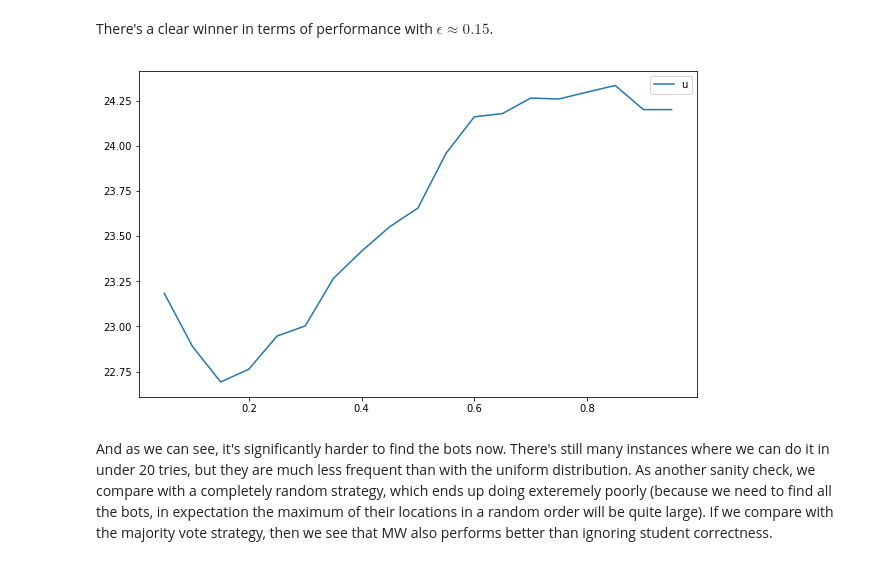
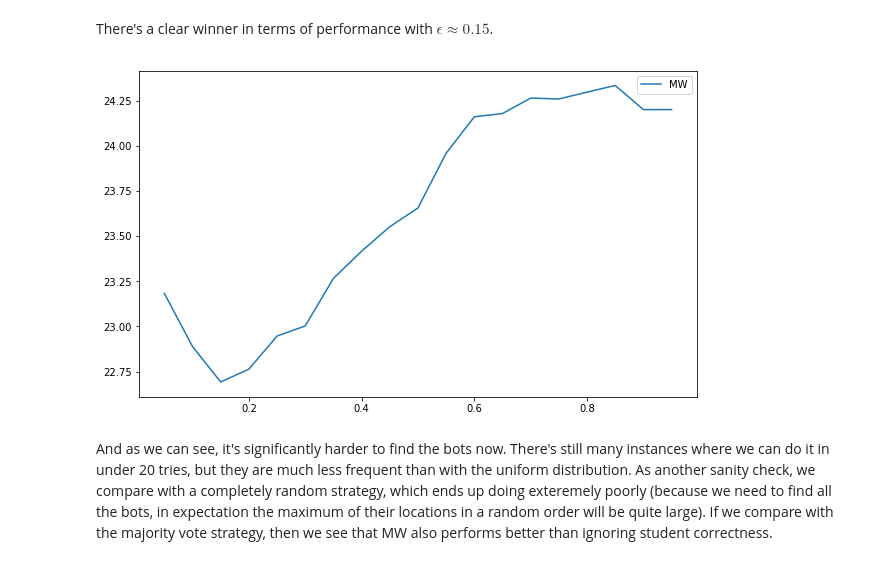
Before and after one commit to maxov/170-project-analysis, a Jupyter notebook: project-analysis.ipynb, the cells around one changed output. Cells and saved outputs as stored; diff of their text form; code cells hidden in the pictures.

```diff
--- a/project-analysis.ipynb
+++ b/project-analysis.ipynb
@@ -222,10 +222,10 @@ There's a clear winner in terms of performance with $\epsilon \approx 0.15$.
 # %%
 plt.figure(figsize=(10, 6))
 plt.plot(eps, np.mean(beta_dataset_mw_results, axis=1), label='MW')
-plt.legend('upper right')
+plt.legend()
 plt.show()
 # %% [output]
-[figure, old version]
+[figure, new version]
 # %% [markdown]
 And as we can see, it's significantly harder to find the bots now. There's still many instances where we can do it in under 20 tries, but they are much less frequent than with the uniform distribution. As another sanity check, we compare with a completely random strategy, which ends up doing exteremely poorly (because we need to find all the bots, in expectation the maximum of their locations in a random order will be quite large). If we compare with the majority vote strategy, then we see that MW also performs better than ignoring student correctness.
 # %%
```
Also changed, not shown: parts of 15 cells of this notebook.
